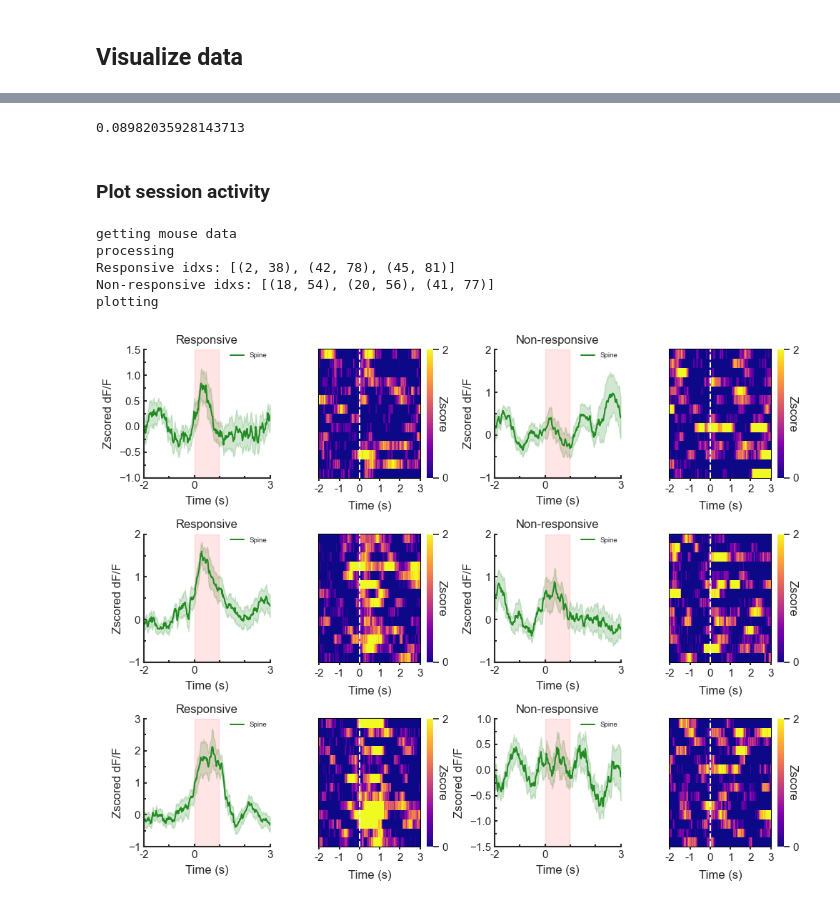
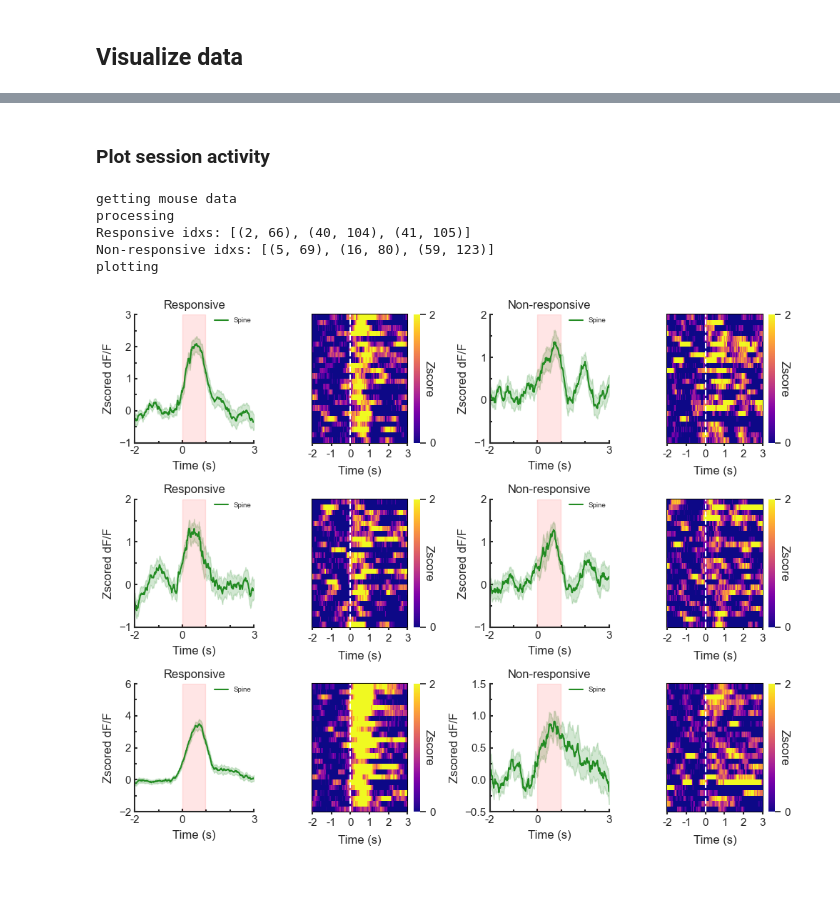
Before and after one commit to wjakewright/Lab_Analyses, a Jupyter notebook: Lab_Analyses/Optogenetics/Synaptic_Opto_Analysis.ipynb, the cells around one changed output, grey strips where cells are left out. Saved outputs shown, nothing was run; the diff lists cells and outputs as text; code cells hidden in the pictures.

```diff
--- a/Lab_Analyses/Optogenetics/Synaptic_Opto_Analysis.ipynb
+++ b/Lab_Analyses/Optogenetics/Synaptic_Opto_Analysis.ipynb
@@ -12,13 +12,15 @@ from Lab_Analyses.Optogenetics.synaptic_opto_dataclass import Grouped_Synaptic_O
 # %%
 # Setup mice list and parameters
 ## Mouse ids
-id_1 = "JW268"
+id_1 = "JW327"
+id_2 = "JW329"
 
 ## Number of sessions for behavior
-days_1 = ["240216"]
+days_1 = ["240607"]
+days_2 = ["240608"]
 
-mouse_ids = [id_1]
-days = [days_1]
+mouse_ids = [id_1, id_2]
+days = [days_1, days_2]
 
 ## Other parameters
 fov_type = "apical"
@@ -35,6 +37,11 @@ for mouse, day in zip(mouse_ids, days):
 # %% [markdown]
 ## Analyze optogenetic responses
 # %%
-opto_data = synaptic_opto_processing(mouse_id=id_1, fov_type="apical", save=True)
+opto_data = []
+for mouse in mouse_ids:
+    opto = synaptic_opto_processing(mouse_id=mouse, fov_type="apical", save=True)
+    opto_data.append(opto)
+
+opto_data = [j for i in opto_data for j in i]
 # %% [output]
 ----------------------------------------------------
@@ -55,7 +62,5 @@ len(grouped_data.responsive_spines)
 # %%
-np.sum(grouped_data.responsive_spines) / len(grouped_data.responsive_spines)
+grouped_data.spine_positions
-# %% [output]
-0.08982035928143713
 # %%
 figure_path = r"C:\Users\Jake\Desktop\Figures\grouped_data\Spine_Opto\thal_test"
 # %% [markdown]
@@ -72,20 +81,20 @@ plotting.plot_session_activity(
 # %%
 plotting.plot_individual_examples(
     dataset=grouped_data,
-    identifiers={"mouse_id": "JW268", "FOV": "FOV6_apical"},
+    identifiers={"mouse_id": "JW329", "FOV": "FOV1_apical"},
     hmap_range=(0, 2),
     figsize=(10,8),
     norm=False,
-    save=True,
+    save=False,
     save_path=figure_path,
 )
 # %% [output]
 getting mouse data
 processing
-Responsive idxs: [(2, 38), (42, 78), (45, 81)]
-Non-responsive idxs: [(18, 54), (20, 56), (41, 77)]
+Responsive idxs: [(2, 66), (40, 104), (41, 105)]
+Non-responsive idxs: [(5, 69), (16, 80), (59, 123)]
 plotting
-[figure, old version]
+[figure, new version]
 # %%
 grouped_data.responsive_spines
 # %%
```
Also changed, not shown: parts of 10 cells of this notebook.
